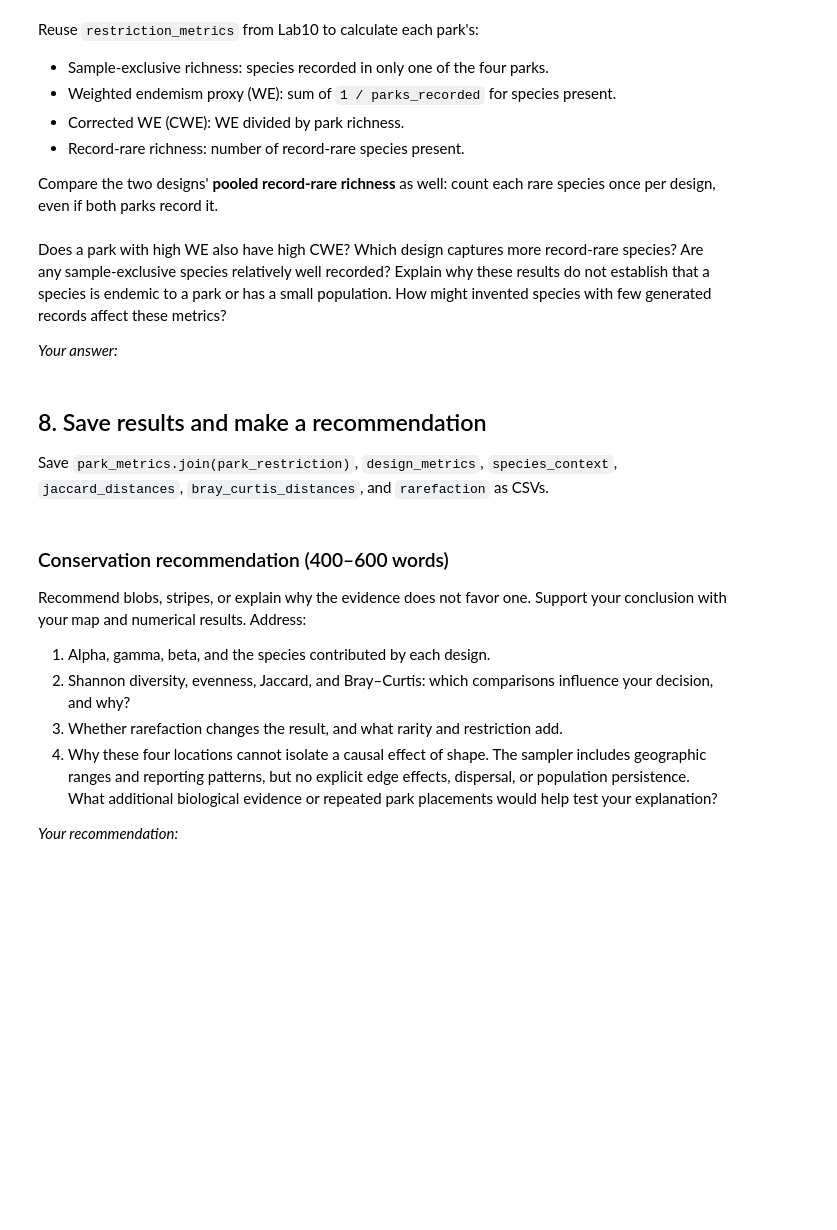
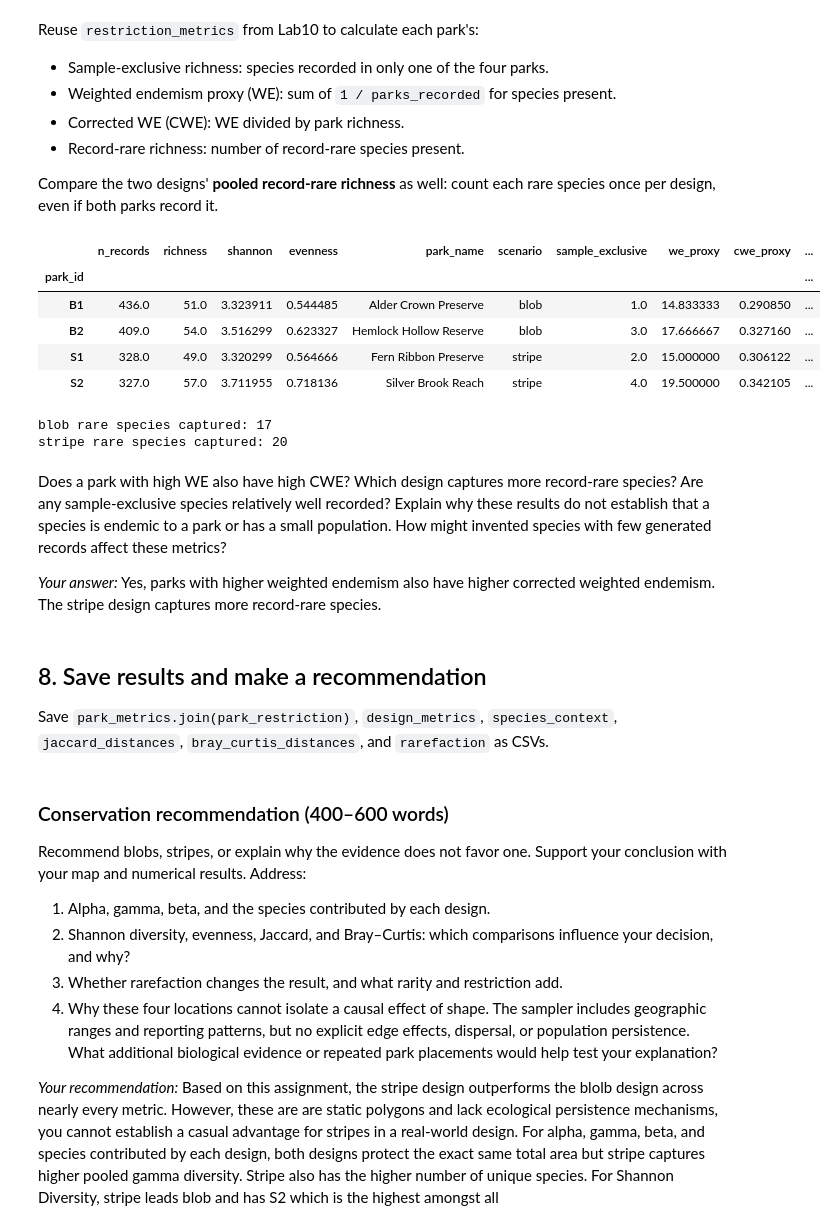
Before and after one commit to meganklutts/BIO597-SpatialBiodiversity, a Jupyter notebook: docs/assignments/Assignment-10-SpatialCommunityComposition.ipynb, the cells around one changed output. Saved outputs shown, nothing was run; the diff lists cells and outputs as text; code cells hidden in the pictures; blank space fills up the shorter version.

Commit message:
Completed Assignment10

```diff
--- a/docs/assignments/Assignment-10-SpatialCommunityComposition.ipynb
+++ b/docs/assignments/Assignment-10-SpatialCommunityComposition.ipynb
@@ -247,10 +459,56 @@ species once per design, even if both parks record it.
 # %%
 # Copy the restriction_metrics function from Lab10.
 # Calculate park_restriction = restriction_metrics(community).
 # Display park_metrics.join(park_restriction).
 
 # For each design, loop through rare_species.
 # Count a species once if design_counts.loc[design, species] > 0.
+
+def restriction_metrics(community_counts):
+    occupancy = (community_counts > 0).sum(axis=0)
+    results = pd.DataFrame(
+        index=community_counts.index,
+        columns=["sample_exclusive", "we_proxy", "cwe_proxy", "record_rare_richness"],
+        dtype=float,
+    )
+    for unit, counts in community_counts.iterrows():
+        species_here = counts[counts > 0].index
+        if len(species_here) == 0:
+            continue
+        exclusive = 0
+        rare = 0
+        weighted_endemism = 0
+        for species in species_here:
+            occupied_units = occupancy[species]
+            weighted_endemism += 1 / occupied_units
+            if occupied_units == 1:
+                exclusive += 1
+            if species in rare_species:
+                rare += 1
+        results.loc[unit, "sample_exclusive"] = exclusive
+        results.loc[unit, "we_proxy"] = weighted_endemism
+        results.loc[unit, "cwe_proxy"] = weighted_endemism / len(species_here)
+        results.loc[unit, "record_rare_richness"] = rare
+    return results
+
+park_restriction = restriction_metrics(community)
+display(park_metrics.join(park_restriction))
+
+for design in designs:
+    rare_count = 0
+    for species in rare_species:
+        if design_counts.loc[design, species] > 0:
+            rare_count += 1
+    print(f"{design} rare species captured:", rare_count)
+# %% [output]
+|  | n_records | richness | shannon | evenness | park_name | scenario | sample_exclusive | we_proxy | cwe_proxy | ... |
+| park_id |  |  |  |  |  |  |  |  |  | ... |
+| B1 | 436.0 | 51.0 | 3.323911 | 0.544485 | Alder Crown Preserve | blob | 1.0 | 14.833333 | 0.290850 | ... |
+| B2 | 409.0 | 54.0 | 3.516299 | 0.623327 | Hemlock Hollow Reserve | blob | 3.0 | 17.666667 | 0.327160 | ... |
+| S1 | 328.0 | 49.0 | 3.320299 | 0.564666 | Fern Ribbon Preserve | stripe | 2.0 | 15.000000 | 0.306122 | ... |
+| S2 | 327.0 | 57.0 | 3.711955 | 0.718136 | Silver Brook Reach | stripe | 4.0 | 19.500000 | 0.342105 | ... |
+blob rare species captured: 17
+stripe rare species captured: 20
 # %% [markdown]
 Does a park with high WE also have high CWE? Which design captures more
 record-rare species? Are any sample-exclusive species relatively well recorded?
@@ -258,7 +516,7 @@ Explain why these results do not establish that a species is endemic to a park
 or has a small population. How might invented species with few generated
 records affect these metrics?
 
-*Your answer:*
+*Your answer:* Yes, parks with higher weighted endemism also have higher corrected weighted endemism. The stripe design captures more record-rare species.
 # %% [markdown]
 ## 8. Save results and make a recommendation
 
@@ -284,4 +550,4 @@ Support your conclusion with your map and numerical results. Address:
    effects, dispersal, or population persistence. What additional biological
    evidence or repeated park placements would help test your explanation?
 
-*Your recommendation:*
+*Your recommendation:* Based on this assignment, the stripe design outperforms the blolb design across nearly every metric. However, these are are static polygons and lack ecological persistence mechanisms, you cannot establish a casual advantage for stripes in a real-world design. For alpha, gamma, beta, and species contributed by each design, both designs protect the exact same total area but stripe captures higher pooled gamma diversity. Stripe also has the higher number of unique species. For Shannon Diversity, stripe leads blob and has S2 which is the highest amongst all
```
Also changed, not shown: parts of 18 cells of this notebook.
